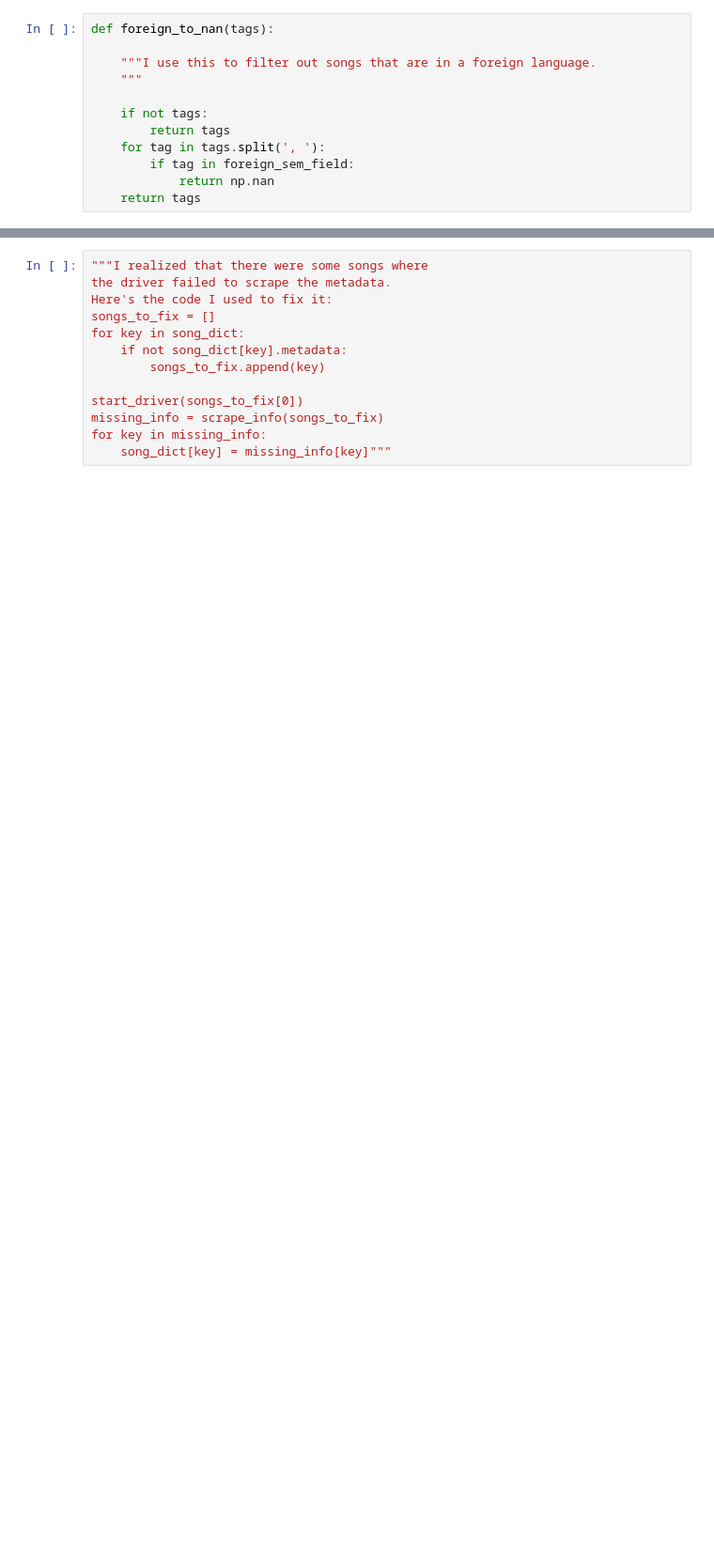
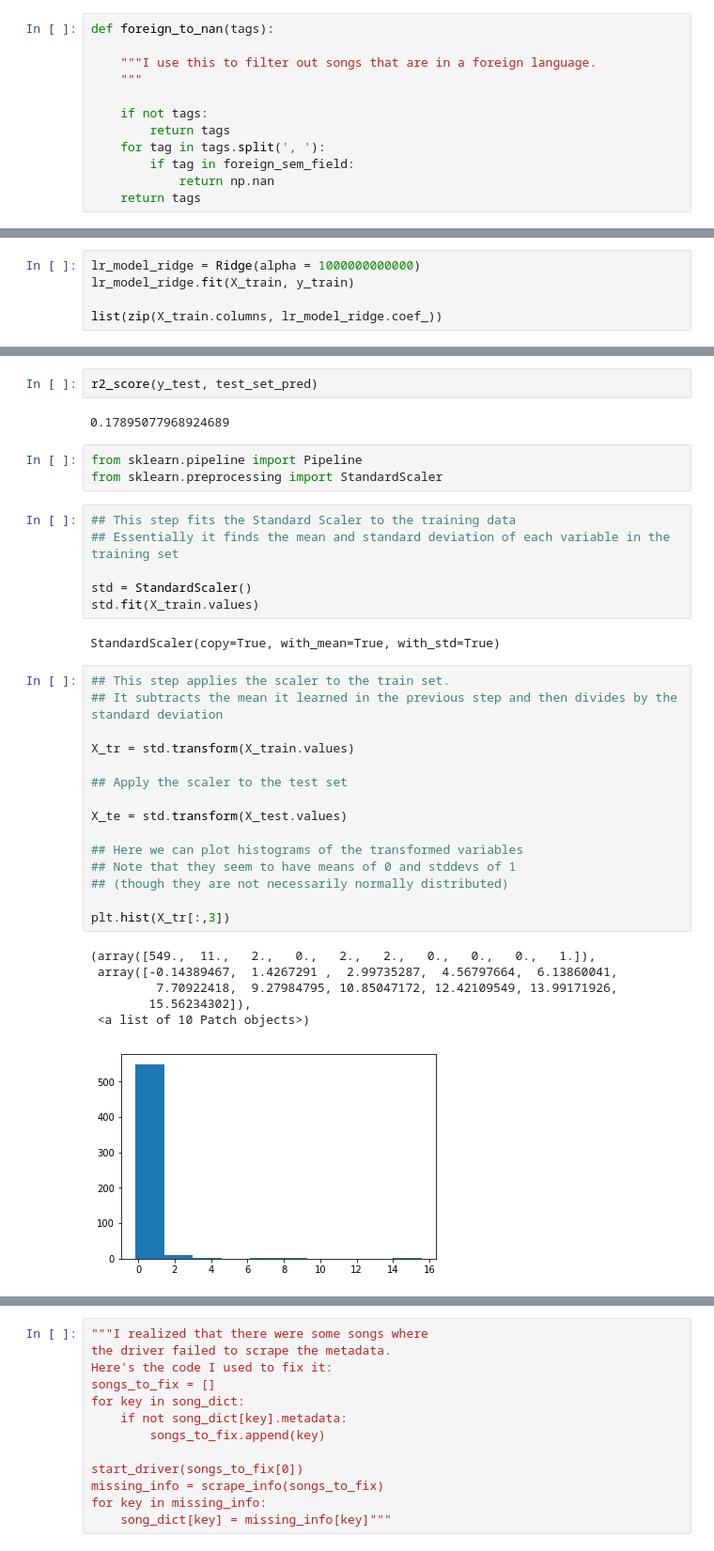
Before and after one commit to natdennett/luther, a Jupyter notebook: natdennett_luther.ipynb, the cells around one changed output, grey strips where cells are left out. Shown at 94% size. Cells and saved outputs as stored; diff of their text form; blank space fills up the shorter version.

```diff
--- a/natdennett_luther.ipynb
+++ b/natdennett_luther.ipynb
@@ -442,0 +415,5 @@ strong multicollinearity or other numerical problems.
+# %%
+lr_model_ridge = Ridge(alpha = 1000000000000)
+lr_model_ridge.fit(X_train, y_train)
+
+list(zip(X_train.columns, lr_model_ridge.coef_))
@@ -442,0 +443,37 @@ strong multicollinearity or other numerical problems.
+# %%
+r2_score(y_test, test_set_pred)
+# %% [output]
+0.17895077968924689
+# %%
+from sklearn.pipeline import Pipeline
+from sklearn.preprocessing import StandardScaler
+# %%
+## This step fits the Standard Scaler to the training data
+## Essentially it finds the mean and standard deviation of each variable in the training set
+
+std = StandardScaler()
+std.fit(X_train.values)
+# %% [output]
+StandardScaler(copy=True, with_mean=True, with_std=True)
+# %%
+## This step applies the scaler to the train set.
+## It subtracts the mean it learned in the previous step and then divides by the standard deviation
+
+X_tr = std.transform(X_train.values)
+
+## Apply the scaler to the test set
+
+X_te = std.transform(X_test.values)
+
+## Here we can plot histograms of the transformed variables
+## Note that they seem to have means of 0 and stddevs of 1
+## (though they are not necessarily normally distributed)
+
+plt.hist(X_tr[:,3])
+# %% [output]
+(array([549.,  11.,   2.,   0.,   2.,   2.,   0.,   0.,   0.,   1.]),
+ array([-0.14389467,  1.4267291 ,  2.99735287,  4.56797664,  6.13860041,
+         7.70922418,  9.27984795, 10.85047172, 12.42109549, 13.99171926,
+        15.56234302]),
+ <a list of 10 Patch objects>)
+[figure, added]
```
Also changed, not shown: parts of 41 cells of this notebook, 1 other file.
